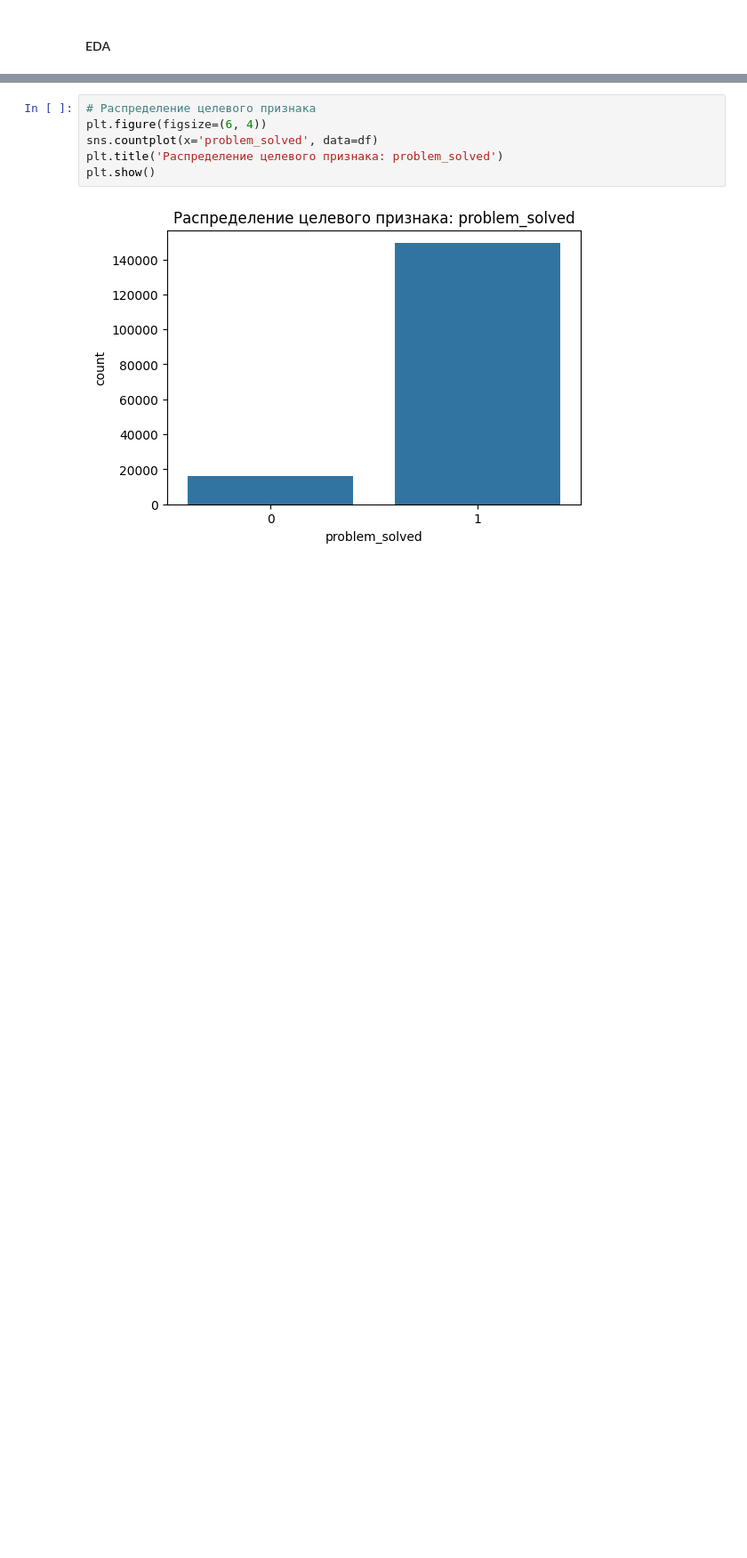
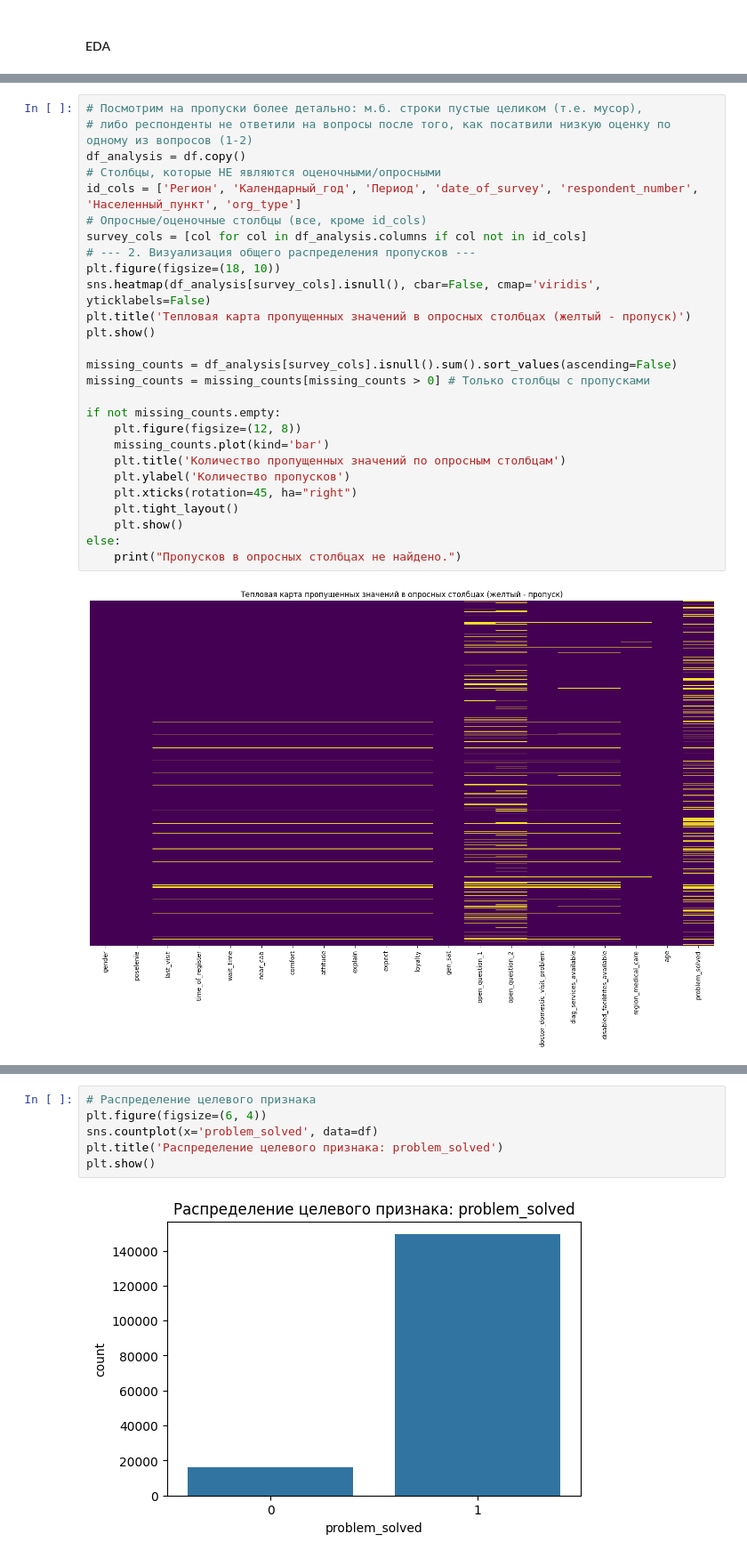
Before and after one commit to nikitazhuikov/Kaggle, a Jupyter notebook: Anketa.ipynb, the cells around one changed output, grey strips where cells are left out. Shown: that part at 89% size. Cells and saved outputs as stored; diff of their text form; blank space fills up the shorter version.

```diff
--- a/Anketa.ipynb
+++ b/Anketa.ipynb
@@ -179,0 +197,29 @@ dtype: int64
+# %%
+# Посмотрим на пропуски более детально: м.б. строки пустые целиком (т.е. мусор),
+# либо респонденты не ответили на вопросы после того, как посатвили низкую оценку по одному из вопросов (1-2)
+df_analysis = df.copy()
+# Столбцы, которые НЕ являются оценочными/опросными
+id_cols = ['Регион', 'Календарный_год', 'Период', 'date_of_survey', 'respondent_number', 'Населенный_пункт', 'org_type']
+# Опросные/оценочные столбцы (все, кроме id_cols)
+survey_cols = [col for col in df_analysis.columns if col not in id_cols]
+# --- 2. Визуализация общего распределения пропусков ---
+plt.figure(figsize=(18, 10))
+sns.heatmap(df_analysis[survey_cols].isnull(), cbar=False, cmap='viridis', yticklabels=False)
+plt.title('Тепловая карта пропущенных значений в опросных столбцах (желтый - пропуск)')
+plt.show()
+
+missing_counts = df_analysis[survey_cols].isnull().sum().sort_values(ascending=False)
+missing_counts = missing_counts[missing_counts > 0] # Только столбцы с пропусками
+
+if not missing_counts.empty:
+    plt.figure(figsize=(12, 8))
+    missing_counts.plot(kind='bar')
+    plt.title('Количество пропущенных значений по опросным столбцам')
+    plt.ylabel('Количество пропусков')
+    plt.xticks(rotation=45, ha="right")
+    plt.tight_layout()
+    plt.show()
+else:
+    print("Пропусков в опросных столбцах не найдено.")
+# %% [output]
+[figure, added]
```
Also changed, not shown: parts of 12 cells of this notebook.
